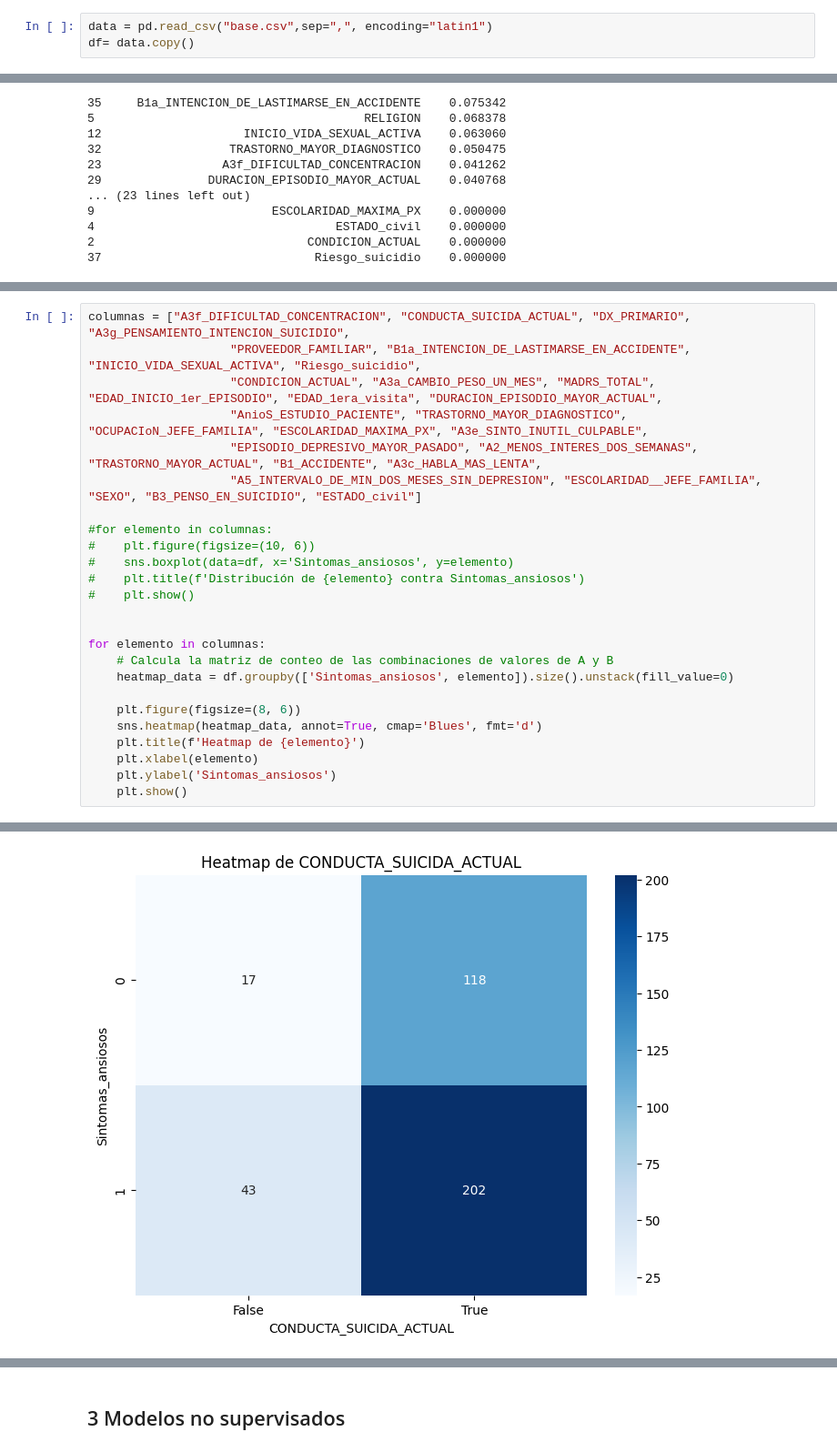
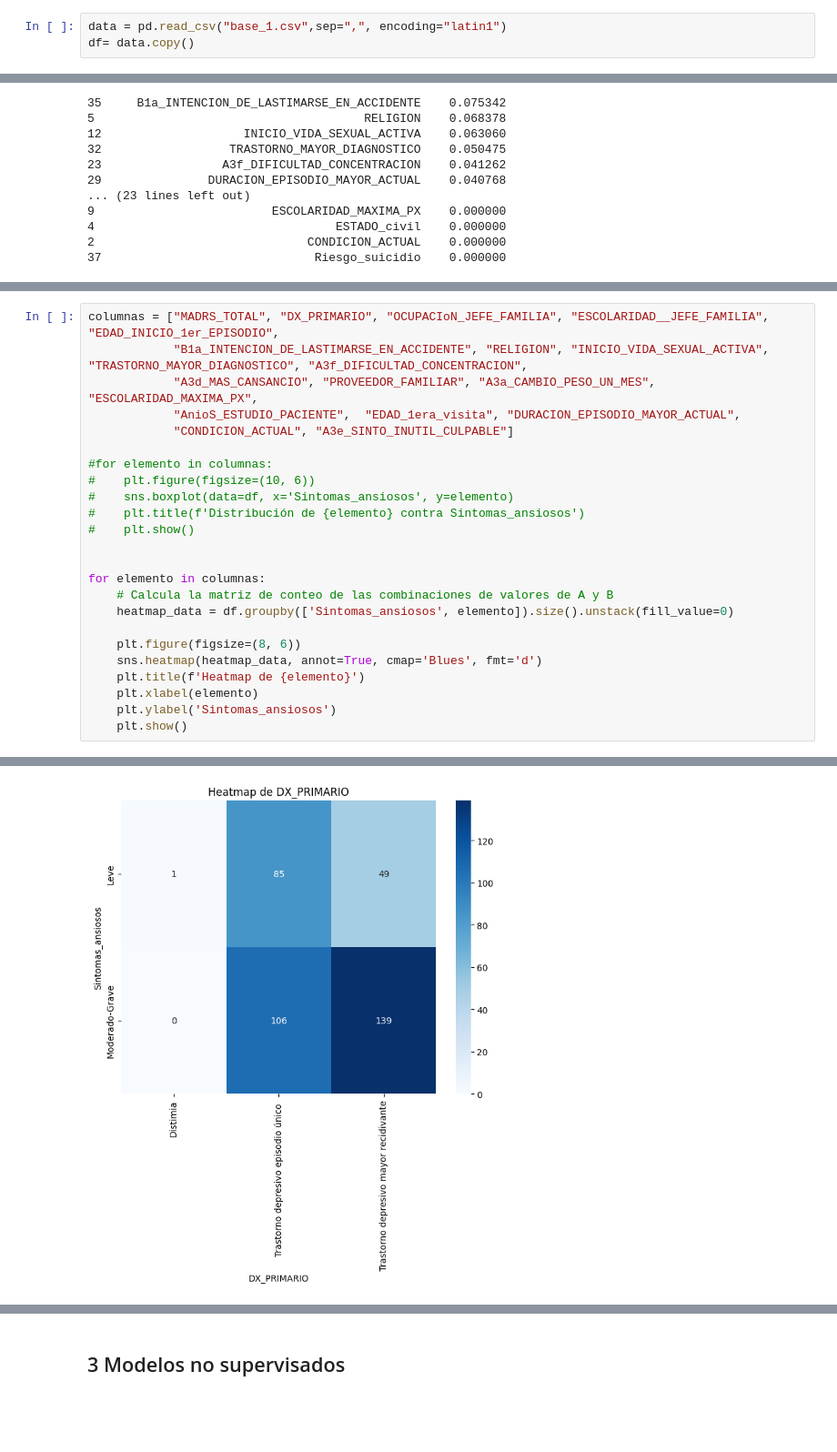
Before and after one commit to daniela-estevez/ProyectoIntegrador, a Jupyter notebook: Avance3_13Equipo.ipynb, the cells around one changed output, grey strips where cells are left out. Shown at 91% size. Cells and saved outputs as stored; diff of their text form; blank space fills up the shorter version.

```diff
--- a/Avance3_13Equipo.ipynb
+++ b/Avance3_13Equipo.ipynb
@@ -56,7 +53,7 @@ Mounted at /content/drive
 # %% [markdown]
 ## 1. Preprocesamiento
 # %%
-data = pd.read_csv("base.csv",sep=",", encoding="latin1")
+data = pd.read_csv("base_1.csv",sep=",", encoding="latin1")
 df= data.copy()
 # %% [markdown]
 ### 1.1 Depuración de características
@@ -1085,10 +1178,9 @@ Cabe señalar que, mientras que para árboles de decisión y bosques aleatorios
 # %%
-columnas = ["A3f_DIFICULTAD_CONCENTRACION", "CONDUCTA_SUICIDA_ACTUAL", "DX_PRIMARIO", "A3g_PENSAMIENTO_INTENCION_SUICIDIO",
-                    "PROVEEDOR_FAMILIAR", "B1a_INTENCION_DE_LASTIMARSE_EN_ACCIDENTE", "INICIO_VIDA_SEXUAL_ACTIVA", "Riesgo_suicidio",
-                    "CONDICION_ACTUAL", "A3a_CAMBIO_PESO_UN_MES", "MADRS_TOTAL", "EDAD_INICIO_1er_EPISODIO", "EDAD_1era_visita", "DURACION_EPISODIO_MAYOR_ACTUAL",
-                    "AnioS_ESTUDIO_PACIENTE", "TRASTORNO_MAYOR_DIAGNOSTICO", "OCUPACIoN_JEFE_FAMILIA", "ESCOLARIDAD_MAXIMA_PX", "A3e_SINTO_INUTIL_CULPABLE",
-                    "EPISODIO_DEPRESIVO_MAYOR_PASADO", "A2_MENOS_INTERES_DOS_SEMANAS", "TRASTORNO_MAYOR_ACTUAL", "B1_ACCIDENTE", "A3c_HABLA_MAS_LENTA",
-                    "A5_INTERVALO_DE_MIN_DOS_MESES_SIN_DEPRESION", "ESCOLARIDAD__JEFE_FAMILIA", "SEXO", "B3_PENSO_EN_SUICIDIO", "ESTADO_civil"]
+columnas = ["MADRS_TOTAL", "DX_PRIMARIO", "OCUPACIoN_JEFE_FAMILIA", "ESCOLARIDAD__JEFE_FAMILIA", "EDAD_INICIO_1er_EPISODIO",
+            "B1a_INTENCION_DE_LASTIMARSE_EN_ACCIDENTE", "RELIGION", "INICIO_VIDA_SEXUAL_ACTIVA", "TRASTORNO_MAYOR_DIAGNOSTICO", "A3f_DIFICULTAD_CONCENTRACION",
+            "A3d_MAS_CANSANCIO", "PROVEEDOR_FAMILIAR", "A3a_CAMBIO_PESO_UN_MES", "ESCOLARIDAD_MAXIMA_PX",
+            "AnioS_ESTUDIO_PACIENTE",  "EDAD_1era_visita", "DURACION_EPISODIO_MAYOR_ACTUAL",
+            "CONDICION_ACTUAL", "A3e_SINTO_INUTIL_CULPABLE"]
 
 #for elemento in columnas:
 #    plt.figure(figsize=(10, 6))
@@ -1112 +1204 @@ for elemento in columnas:
-[figure, old version]
+[figure, new version]
```
Also changed, not shown: parts of 59 cells of this notebook.
